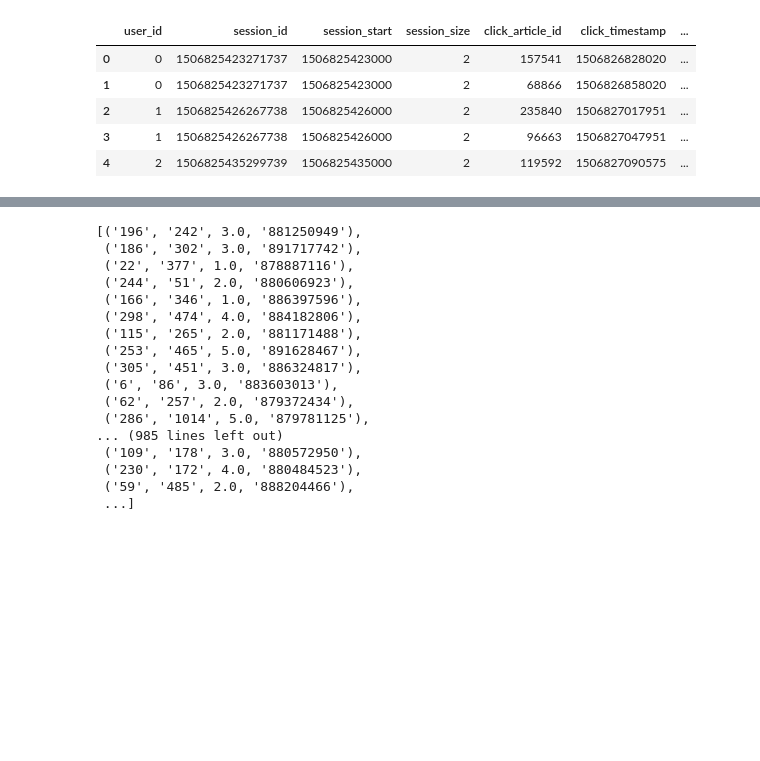
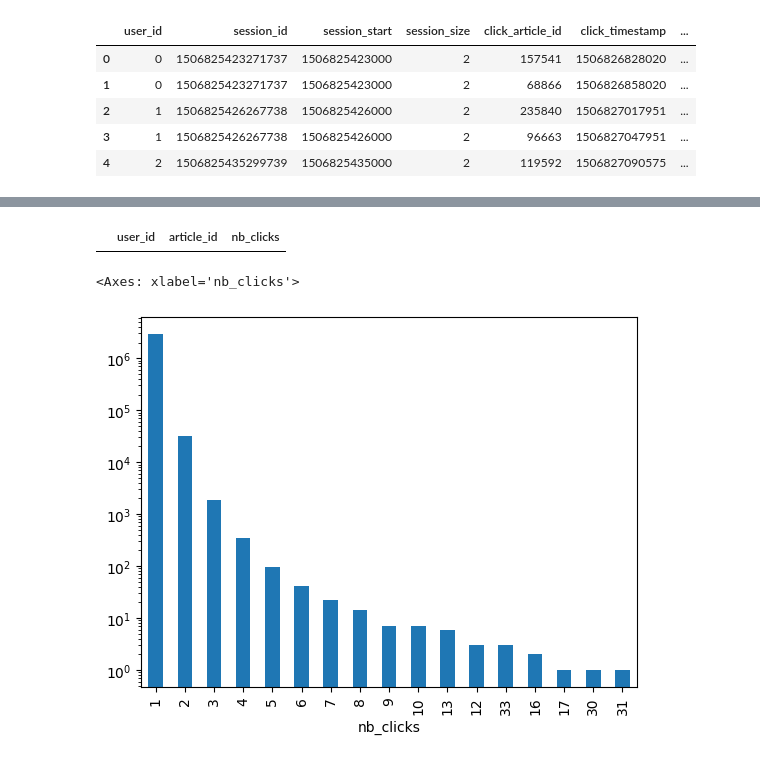
Before and after one commit to CODEheures/my-content-scripts, a Jupyter notebook: collaborative_filtering.ipynb, the cells around one changed output, grey strips where cells are left out. Saved outputs shown, nothing was run; the diff lists cells and outputs as text; code cells hidden in the pictures; blank space fills up the shorter version.

```diff
--- a/collaborative_filtering.ipynb
+++ b/collaborative_filtering.ipynb
@@ -104,21 +82,9 @@ Test time         1.89    1.48    2.12    1.99    2.97    2.09    0.49
-# %%
-data = Dataset.load_builtin("ml-100k")
-data.raw_ratings
-# %% [output]
-[('196', '242', 3.0, '881250949'),
- ('186', '302', 3.0, '891717742'),
- ('22', '377', 1.0, '878887116'),
- ('244', '51', 2.0, '880606923'),
- ('166', '346', 1.0, '886397596'),
- ('298', '474', 4.0, '884182806'),
- ('115', '265', 2.0, '881171488'),
- ('253', '465', 5.0, '891628467'),
- ('305', '451', 3.0, '886324817'),
- ('6', '86', 3.0, '883603013'),
- ('62', '257', 2.0, '879372434'),
- ('286', '1014', 5.0, '879781125'),
-... (985 lines left out)
- ('109', '178', 3.0, '880572950'),
- ('230', '172', 4.0, '880484523'),
- ('59', '485', 2.0, '888204466'),
- ...]
+# %%
+collaborative_df[collaborative_df.duplicated(subset=['user_id', 'article_id'])]
+# %% [output]
+|  | user_id | article_id | nb_clicks |
+# %%
+collaborative_df['nb_clicks'].value_counts().plot(kind='bar', logy=True)
+# %% [output]
+<Axes: xlabel='nb_clicks'>
+[figure, added]
```
Also changed, not shown: parts of 15 cells of this notebook, 1 other file.
